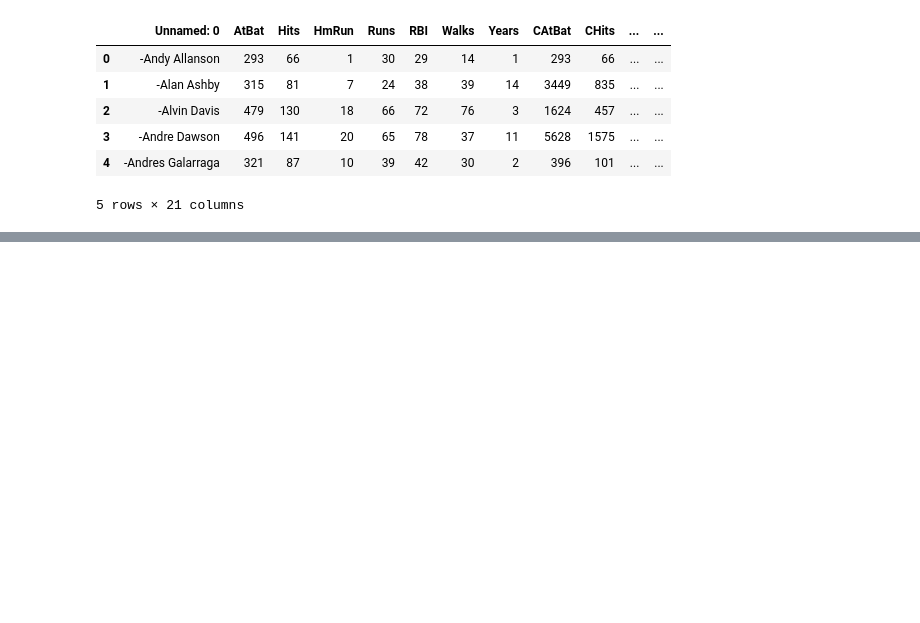
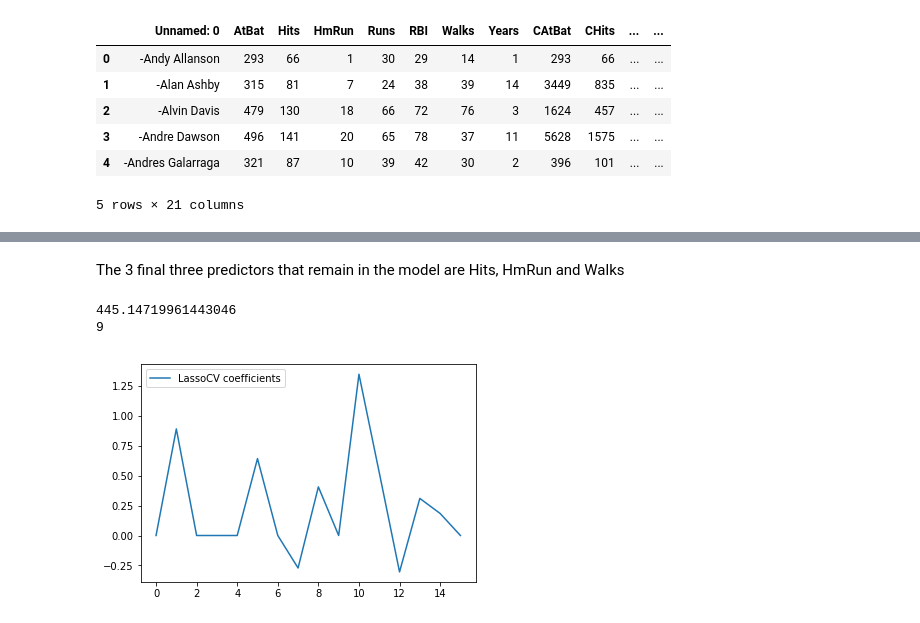
Before and after one commit to dingzy1995/ANLY590_HW1, a Jupyter notebook: HW1/HW1.ipynb, the cells around one changed output, grey strips where cells are left out. Cells and saved outputs as stored; diff of their text form; code cells hidden in the pictures; blank space fills up the shorter version.

```diff
--- a/HW1/HW1.ipynb
+++ b/HW1/HW1.ipynb
@@ -47,0 +45,20 @@ plt.show()
+# %% [markdown]
+The 3 final three predictors that remain in the model are Hits, HmRun and Walks
+# %%
+lassocv = LassoCV()
+lassocv.fit(xs, y)
+alpha = lassocv.alpha_
+print(alpha)
+
+lasso = Lasso(alpha=alpha)
+y_lasso = lasso.fit(xs, y).predict(xs_test)
+#number of nonzero coefficients
+n = np.sum(lasso.coef_ != 0)
+print(str(n))
+plt.plot(lasso.coef_, label='LassoCV coefficients')
+plt.legend(loc='best')
+plt.show()
+# %% [output]
+445.14719961443046
+9
+[figure, added]
```
Also changed, not shown: parts of 7 cells of this notebook.
